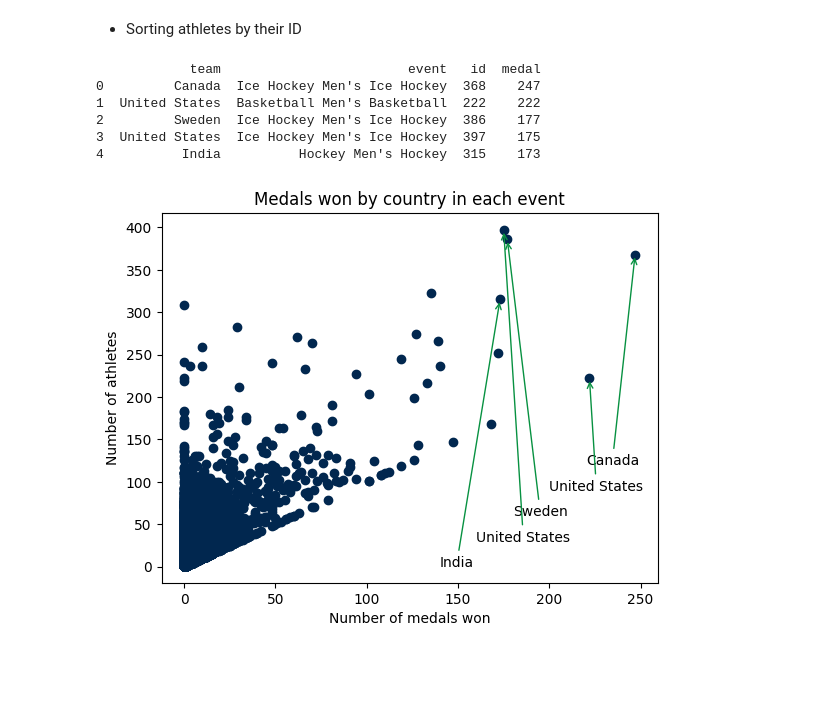
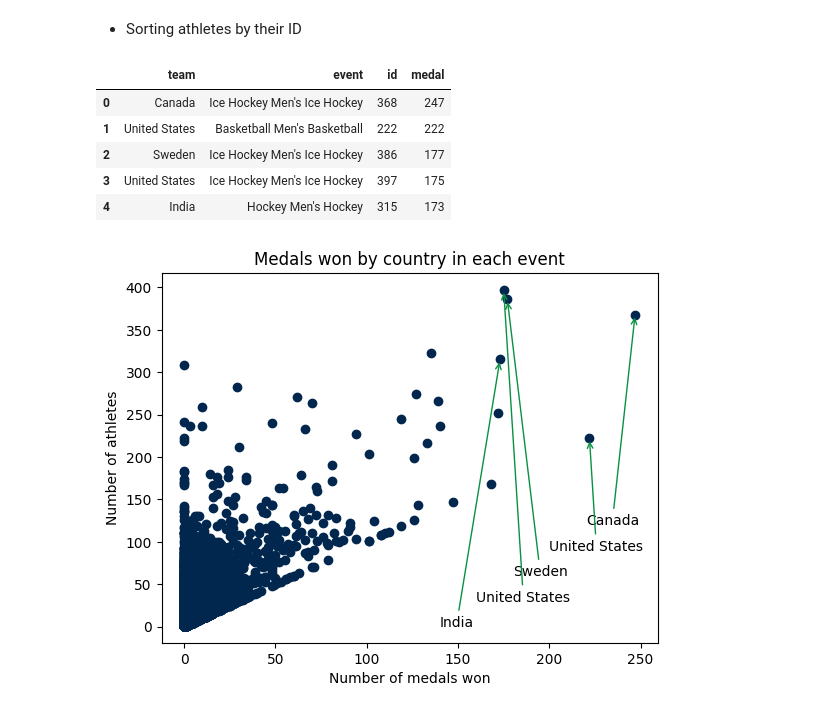
Before and after one commit to medamineBH1/projetDA, a Jupyter notebook: Olympique.ipynb, the cells around one changed output. Saved outputs shown, nothing was run; the diff lists cells and outputs as text; code cells hidden in the pictures; blank space fills up the shorter version.

```diff
--- a/Olympique.ipynb
+++ b/Olympique.ipynb
@@ -95,14 +95,14 @@ athletes.head()
 * Sorting athletes by their ID
 # %%
 sorted_athletes = athletes.sort_values('medal',ascending=False).head().reset_index()
-print(sorted_athletes)
+sorted_athletes
 # %% [output]
-            team                        event   id  medal
-0         Canada  Ice Hockey Men's Ice Hockey  368    247
-1  United States  Basketball Men's Basketball  222    222
-2         Sweden  Ice Hockey Men's Ice Hockey  386    177
-3  United States  Ice Hockey Men's Ice Hockey  397    175
-4          India          Hockey Men's Hockey  315    173
+|  | team | event | id | medal |
+| 0 | Canada | Ice Hockey Men's Ice Hockey | 368 | 247 |
+| 1 | United States | Basketball Men's Basketball | 222 | 222 |
+| 2 | Sweden | Ice Hockey Men's Ice Hockey | 386 | 177 |
+| 3 | United States | Ice Hockey Men's Ice Hockey | 397 | 175 |
+| 4 | India | Hockey Men's Hockey | 315 | 173 |
 # %%
 import matplotlib.pyplot as plt
 fig,ax=plt.subplots()
```
Also changed, not shown: parts of 2 cells of this notebook.
